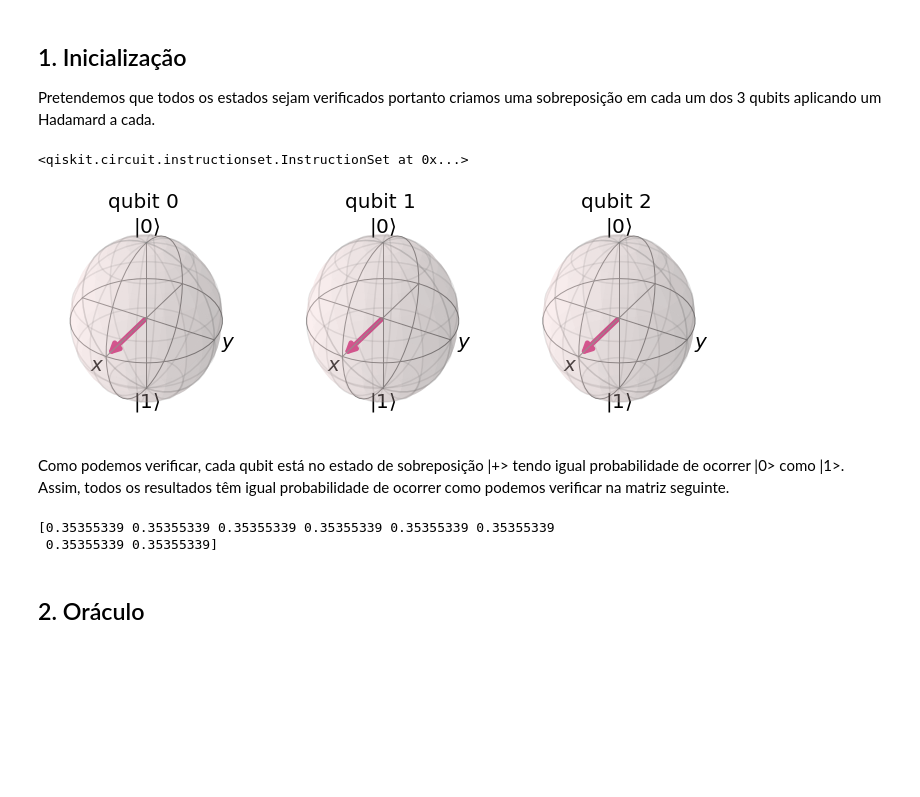
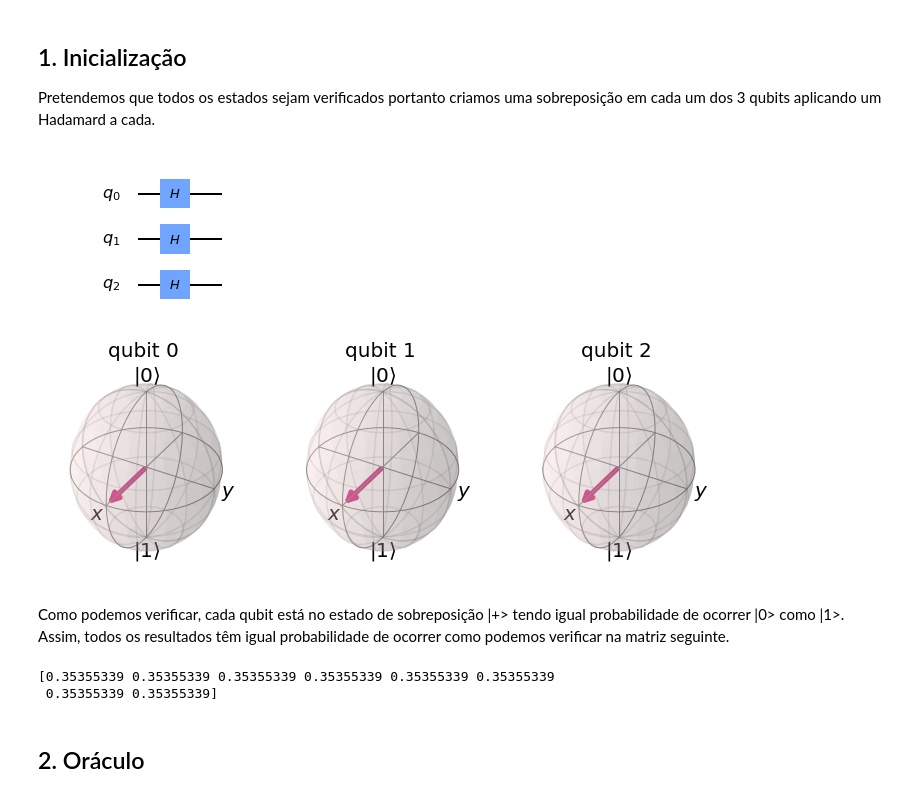
Before and after one commit to SiIky/ic-1920-tp, a Jupyter notebook: tp2/TP2.ipynb, the cells around one changed output. Drawn from its saved outputs; the diff is of its cells as text; code cells hidden in the pictures; blank space fills up the shorter version.

```diff
--- a/tp2/TP2.ipynb
+++ b/tp2/TP2.ipynb
@@ -17,26 +17,29 @@ backend = Aer.get_backend("qasm_simulator")
 Pretendemos que todos os estados sejam verificados portanto criamos uma sobreposição em cada um dos 3 qubits aplicando um Hadamard a cada.
 # %%
 qr = QuantumRegister(3,'q')
+
 init = QuantumCircuit(qr)
 
 init.h(qr)
+
+init.draw('mpl')
 # %% [output]
-<qiskit.circuit.instructionset.InstructionSet at 0x...>
+[figure, added]
-# %%
-plot_bloch_multivector(qstate)
-# %% [output]
-[figure, removed]
+# %%
+result = execute(init, backend_state).result()
+qstate = result.get_statevector(init)
+
+plot_bloch_multivector(qstate)
+# %% [output]
+[figure, added]
 # %% [markdown]
 Como podemos verificar, cada qubit está no estado de sobreposição |+> tendo igual probabilidade de ocorrer |0> como |1>.
 Assim, todos os resultados têm igual probabilidade de ocorrer como podemos verificar na matriz seguinte.
-# %%
-result = execute(init, backend_state).result()
-qstate = result.get_statevector(init)
-
-print(qstate.real)
-# %% [output]
-[0.35355339 0.35355339 0.35355339 0.35355339 0.35355339 0.35355339
- 0.35355339 0.35355339]
+# %%
+print(qstate.real)
+# %% [output]
+[0.35355339 0.35355339 0.35355339 0.35355339 0.35355339 0.35355339
+ 0.35355339 0.35355339]
 # %% [markdown]
 ## 2. Oráculo
 # %%
```
Also changed, not shown: parts of 9 cells of this notebook.
